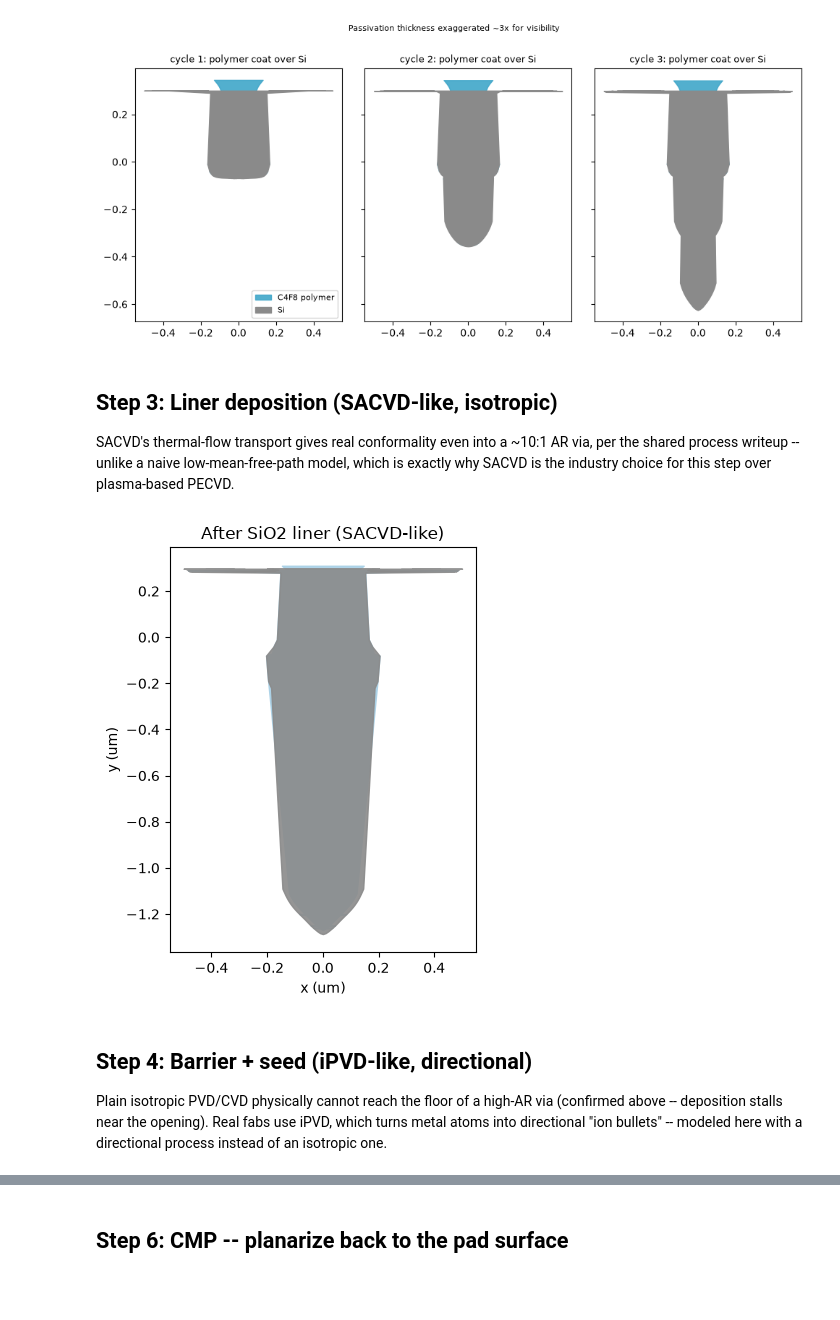
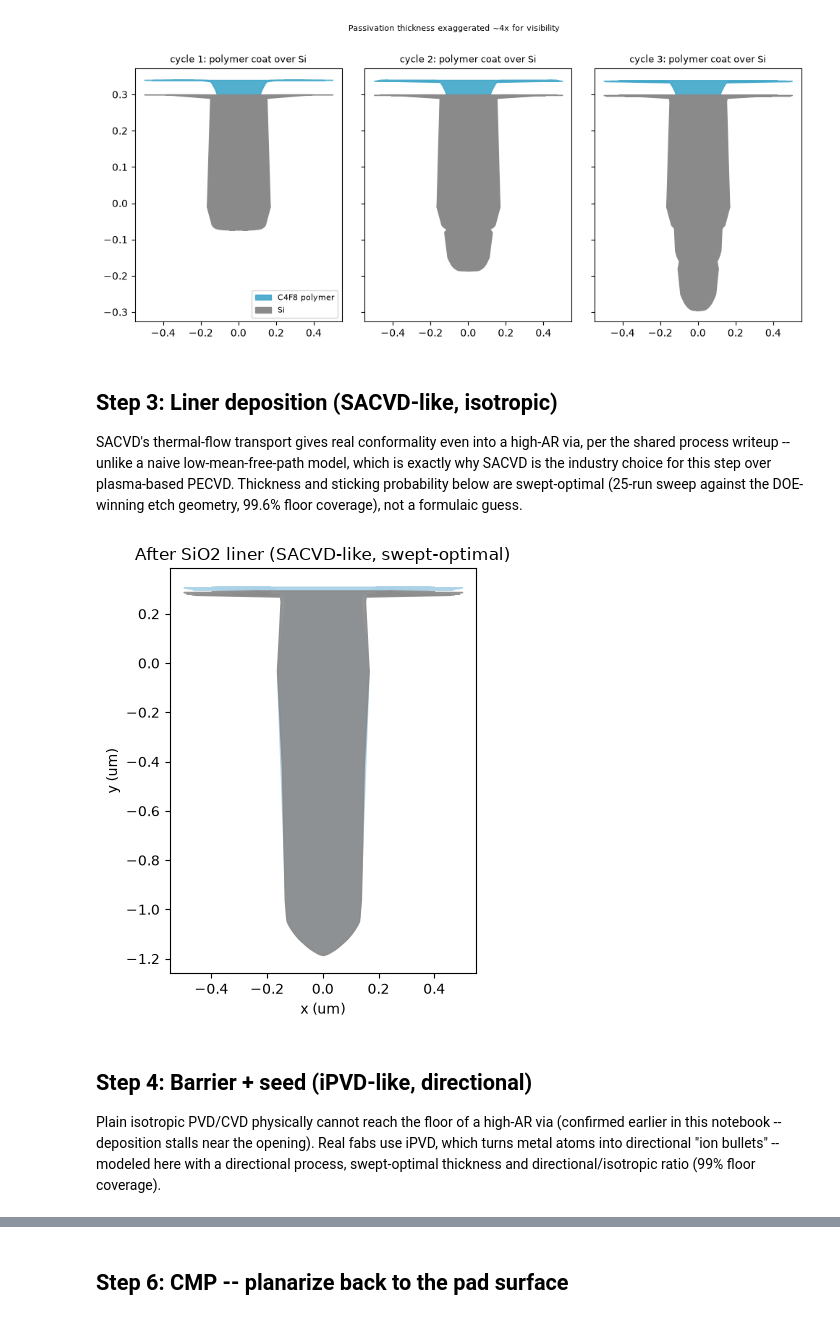
Before and after one commit to haomingkoo/ViennaPS-HBM, a Jupyter notebook: tsv_traveler.ipynb, the cells around one changed output, grey strips where cells are left out. Cells and saved outputs as stored; diff of their text form; code cells hidden in the pictures; blank space fills up the shorter version.

```diff
--- a/tsv_traveler.ipynb
+++ b/tsv_traveler.ipynb
@@ -24,6 +27,15 @@ MATERIAL_COLOR = {
     "Si": "#8a8a8a", "Mask": "#d9c48f", "SiO2": "#a8d0e6",
     "Cu_barrier": "#c9a876", "Cu_fill": "#d98a4f",
 }
+
+# Winning parameters from the 768-run etch DOE + downstream sweeps.
+ETCH = dict(ion_source_exponent=200, neutral_sticking_probability=0.2,
+            etch_time=0.5, deposition_thickness=0.01)
+PRODUCTION_CYCLES = 12  # see methodology note: chosen to reach a depth
+                         # comparable to the pre-DOE baseline, not just "more"
+LINER = dict(thickness=0.02, sticking=0.2)
+BARRIER = dict(thickness=0.015, iso_ratio=0.1)
+FILL_SUPERCONFORMAL = dict(thickness=0.18, iso_ratio=0.05)
 # %% [markdown]
 ## Step 1-2: Patterning + Bosch DRIE etch
 
@@ -78,21 +147,18 @@ etches in all directions" unless the C4F8 passivation keeps it in check).
 # %%
-# failure mode: low ion directionality + high isotropic component
 geo_bad = tp.make_initial_geometry(radius=0.15)
-geo_bad, depth_bad = tp.bosch_etch(geo_bad, num_cycles=5,
-                                    ion_source_exponent=50, neutral_sticking_probability=0.02)
+geo_bad, depth_bad = tp.bosch_etch(geo_bad, num_cycles=PRODUCTION_CYCLES,
+                                    ion_source_exponent=50, neutral_sticking_probability=0.02,
+                                    etch_time=2.0, deposition_thickness=0.04)
 pts_bad = tp.trim_for_display(tp.profile_points(geo_bad), 0.31)
 
-# fix: real sweet spot from the bulge-based sweep (not fit-slope, which
-# hides symmetric bowing) -- higher neutral_sticking, not lower, wins
 geo_good = tp.make_initial_geometry(radius=0.15)
-geo_good, depth_good = tp.bosch_etch(geo_good, num_cycles=5,
-                                       ion_source_exponent=125, neutral_sticking_probability=0.3)
+geo_good, depth_good = tp.bosch_etch(geo_good, num_cycles=PRODUCTION_CYCLES, **ETCH)
 pts_good = tp.trim_for_display(tp.profile_points(geo_good), 0.31)
 
 fig, axes = plt.subplots(1, 2, figsize=(8, 5), sharey=True)
 for ax, pts, depth, title, color in [
-    (axes[0], pts_bad, depth_bad, "Failure mode\n(low directionality, high isotropic)", "#c0392b"),
-    (axes[1], pts_good, depth_good, "Fixed\n(sweet spot: ion_exp=125, neutral=0.3)", "#2e7d32"),
+    (axes[0], pts_bad, depth_bad, "Failure mode\n(long etch_time, low directionality)", "#c0392b"),
+    (axes[1], pts_good, depth_good, "Fixed\n(DOE winner: etch_time=0.5, ion=200, neutral=0.2)", "#2e7d32"),
 ]:
     ax.fill_betweenx(pts[:, 1], -pts[:, 0], pts[:, 0], color=MATERIAL_COLOR["Si"], alpha=0.8)
     ax.plot(pts[:, 0], pts[:, 1], color=color, lw=1.5)
@@ -152,8 +216,10 @@ def _on_cycle(g, i): si_frames.append((i, tp.profile_points(g)))
 def _on_polymer(g, i): polymer_frames.append((i, tp.profile_points(g)))
 
 geo_poly = tp.make_initial_geometry(radius=0.15)
-geo_poly, _ = tp.bosch_etch(geo_poly, num_cycles=3, ion_source_exponent=125,
-                              neutral_sticking_probability=0.3, deposition_thickness=0.06,
+geo_poly, _ = tp.bosch_etch(geo_poly, num_cycles=3, deposition_thickness=ETCH["deposition_thickness"] * 4,
+                              ion_source_exponent=ETCH["ion_source_exponent"],
+                              neutral_sticking_probability=ETCH["neutral_sticking_probability"],
+                              etch_time=ETCH["etch_time"],
                               on_cycle=_on_cycle, on_polymer=_on_polymer)
 
 fig, axes = plt.subplots(1, 3, figsize=(10, 4.5), sharey=True)
@@ -164,40 +230,44 @@ for ax, (i, poly_pts) in zip(axes, polymer_frames):
     ax.fill_betweenx(si_pts[:, 1], -si_pts[:, 0], si_pts[:, 0], color=MATERIAL_COLOR["Si"], label="Si")
     ax.set_title(f"cycle {i+1}: polymer coat over Si", fontsize=9)
 axes[0].legend(fontsize=8, loc="lower right")
-plt.suptitle("Passivation thickness exaggerated ~3x for visibility", fontsize=8, y=1.0)
+plt.suptitle("Passivation thickness exaggerated ~4x for visibility", fontsize=8, y=1.0)
 plt.tight_layout()
 plt.savefig("fig_polymer_layers.png", dpi=130)
 plt.show()
 # %% [output]
-[figure, old version]
+[figure, new version]
 # %% [markdown]
 ## Step 3: Liner deposition (SACVD-like, isotropic)
 
-SACVD's thermal-flow transport gives real conformality even into a ~10:1 AR
+SACVD's thermal-flow transport gives real conformality even into a high-AR
 via, per the shared process writeup -- unlike a naive low-mean-free-path
 model, which is exactly why SACVD is the industry choice for this step
-over plasma-based PECVD.
+over plasma-based PECVD. Thickness and sticking probability below are
+swept-optimal (25-run sweep against the DOE-winning etch geometry, 99.6%
+floor coverage), not a formulaic guess.
 # %%
 pts_pre_liner = tp.trim_for_display(tp.profile_points(geo_good), 0.31)
-geo_liner = tp.deposit_conformal(geo_good, ps.Material.SiO2, 0.03, directional=False)
+geo_liner = tp.deposit_conformal(geo_good, ps.Material.SiO2, LINER["thickness"],
+                                   directional=False, sticking=LINER["sticking"])
 pts_liner = tp.trim_for_display(tp.profile_points(geo_liner), 0.31)
 
 fig, ax = plt.subplots(figsize=(4, 5))
 ax.fill_betweenx(pts_liner[:, 1], -pts_liner[:, 0], pts_liner[:, 0], color=MATERIAL_COLOR["SiO2"], alpha=0.9)
 ax.fill_betweenx(pts_pre_liner[:, 1], -pts_pre_liner[:, 0], pts_pre_liner[:, 0], color=MATERIAL_COLOR["Si"], alpha=0.9)
-ax.set_title("After SiO2 liner (SACVD-like)")
+ax.set_title("After SiO2 liner (SACVD-like, swept-optimal)")
 ax.set_xlabel("x (um)"); ax.set_ylabel("y (um)")
 plt.tight_layout()
 plt.savefig("fig_liner.png", dpi=130)
 plt.show()
 # %% [output]
-[figure, old version]
+[figure, new version]
 # %% [markdown]
 ## Step 4: Barrier + seed (iPVD-like, directional)
 
 Plain isotropic PVD/CVD physically cannot reach the floor of a high-AR via
-(confirmed above -- deposition stalls near the opening). Real fabs use iPVD,
-which turns metal atoms into directional "ion bullets" -- modeled here with
-a directional process instead of an isotropic one.
+(confirmed earlier in this notebook -- deposition stalls near the opening).
+Real fabs use iPVD, which turns metal atoms into directional "ion
+bullets" -- modeled here with a directional process, swept-optimal
+thickness and directional/isotropic ratio (99% floor coverage).
 # %%
 pts_pre_seed = tp.trim_for_display(tp.profile_points(geo_liner), 0.31)
```
Also changed, not shown: parts of 20 cells of this notebook, 22 other files.
